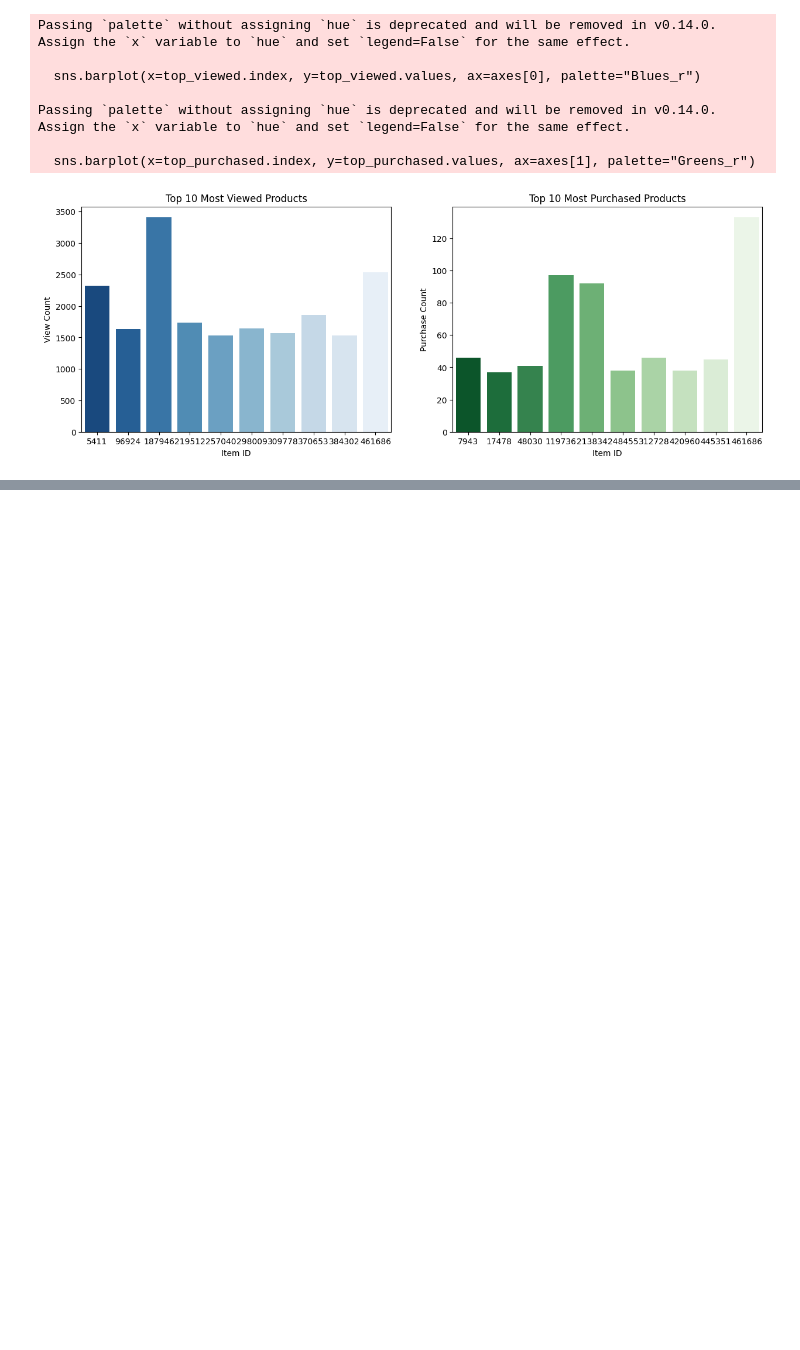
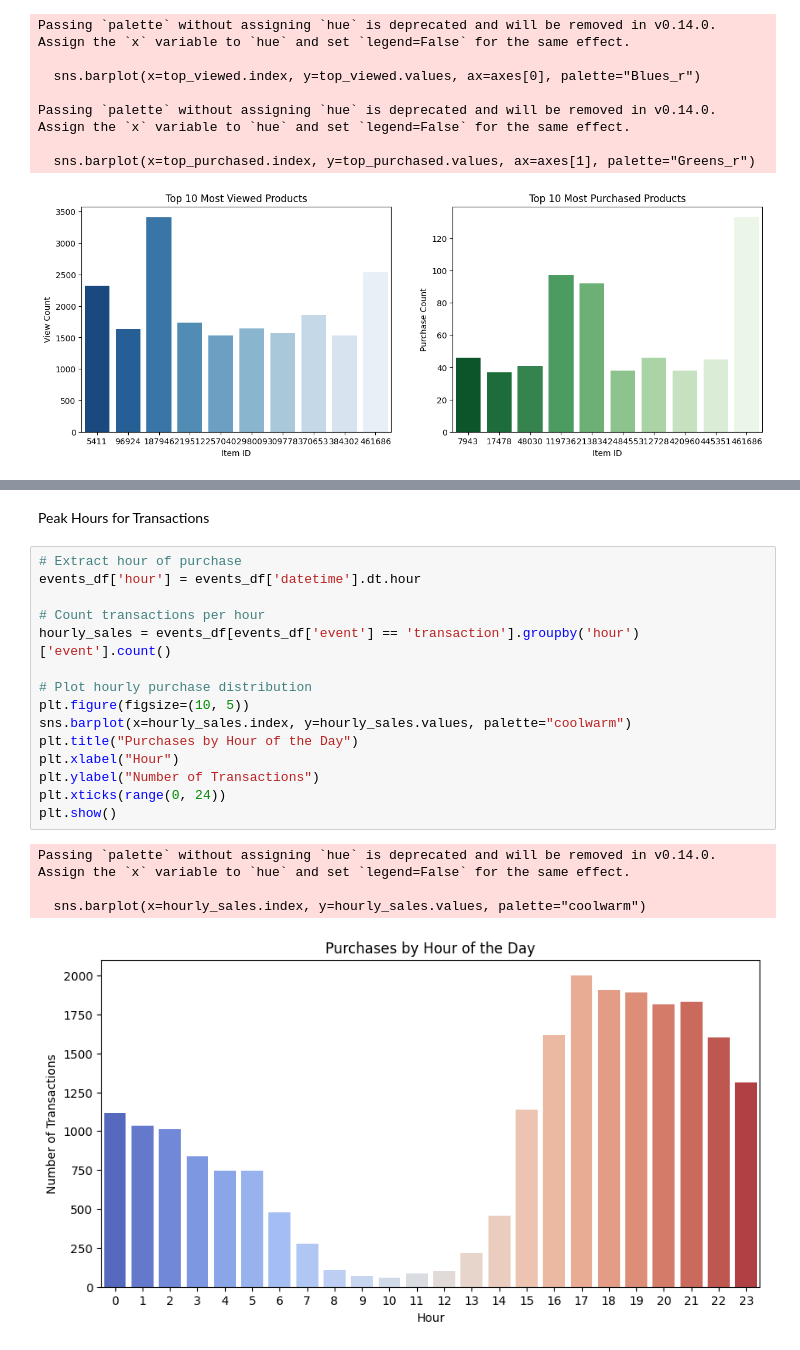
Before and after one commit to Victor-Osei/Recommendation_Systems, a Jupyter notebook: rs.ipynb, the cells around one changed output, grey strips where cells are left out. Drawn from its saved outputs; the diff is of its cells as text; blank space fills up the shorter version.

```diff
--- a/rs.ipynb
+++ b/rs.ipynb
@@ -371,0 +393,22 @@ Passing `palette` without assigning `hue` is deprecated and will be removed in v
+# %% [markdown]
+Peak Hours for Transactions
+# %%
+# Extract hour of purchase
+events_df['hour'] = events_df['datetime'].dt.hour
+
+# Count transactions per hour
+hourly_sales = events_df[events_df['event'] == 'transaction'].groupby('hour')['event'].count()
+
+# Plot hourly purchase distribution
+plt.figure(figsize=(10, 5))
+sns.barplot(x=hourly_sales.index, y=hourly_sales.values, palette="coolwarm")
+plt.title("Purchases by Hour of the Day")
+plt.xlabel("Hour")
+plt.ylabel("Number of Transactions")
+plt.xticks(range(0, 24))
+plt.show()
+# %% [output]
+Passing `palette` without assigning `hue` is deprecated and will be removed in v0.14.0. Assign the `x` variable to `hue` and set `legend=False` for the same effect.
+
+  sns.barplot(x=hourly_sales.index, y=hourly_sales.values, palette="coolwarm")
+[figure, added]
```
Also changed, not shown: parts of 14 cells of this notebook.
